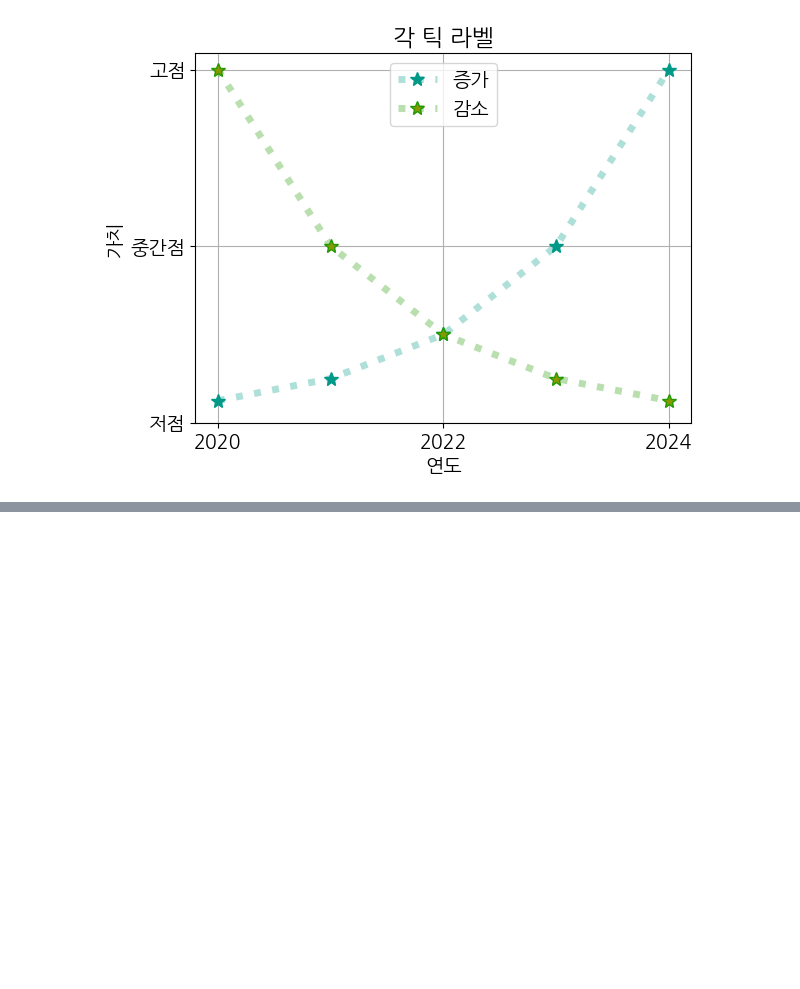
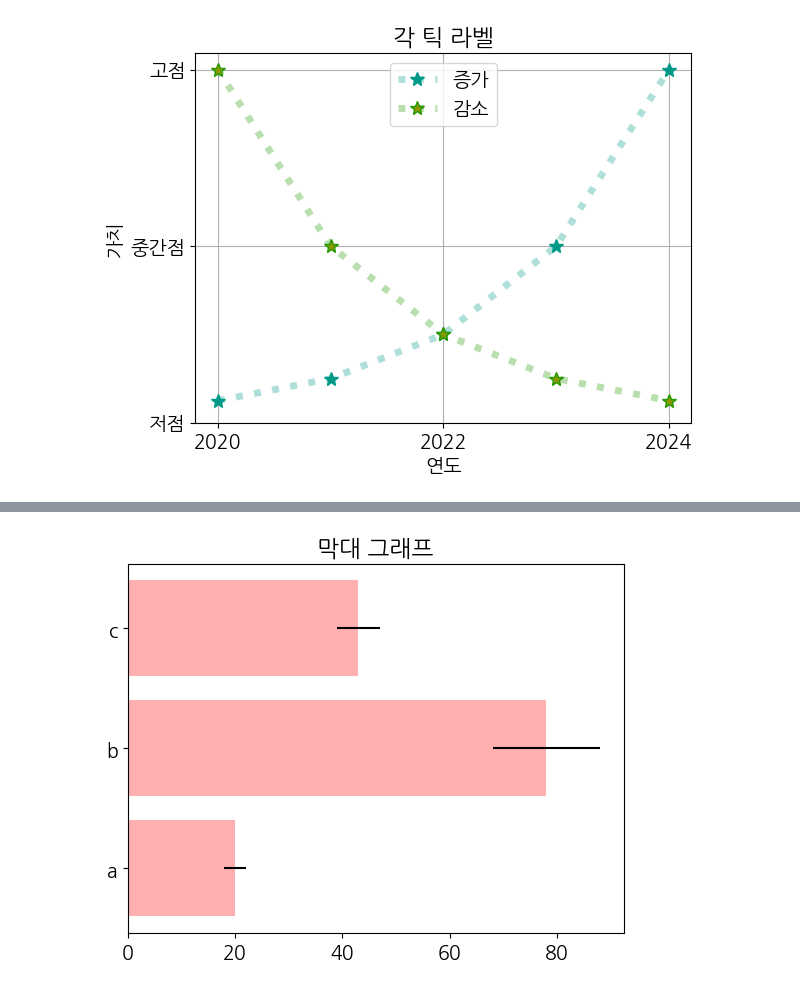
Before and after one commit to Jeongsunga/Python-20240718, a Jupyter notebook: visualize-data.ipynb, the cells around one changed output, grey strips where cells are left out. Cells and saved outputs as stored; diff of their text form; code cells hidden in the pictures; blank space fills up the shorter version.

```diff
--- a/visualize-data.ipynb
+++ b/visualize-data.ipynb
@@ -185,0 +195,10 @@ plt.show()
+# %%
+# 가로 막대 그래프
+# barh() 메서드로 가로 막대 그래프를 표현 가능
+# 오차 표시
+# xerr, yerr 매개변수로 오차를 지정할 수 있음
+plt.title('막대 그래프')
+plt.barh(['a', 'b', 'c'], [20, 78, 43], xerr=[2, 10, 4], color='#ff000050')
+plt.show()
+# %% [output]
+[figure, added]
```
Also changed, not shown: parts of 14 cells of this notebook.
